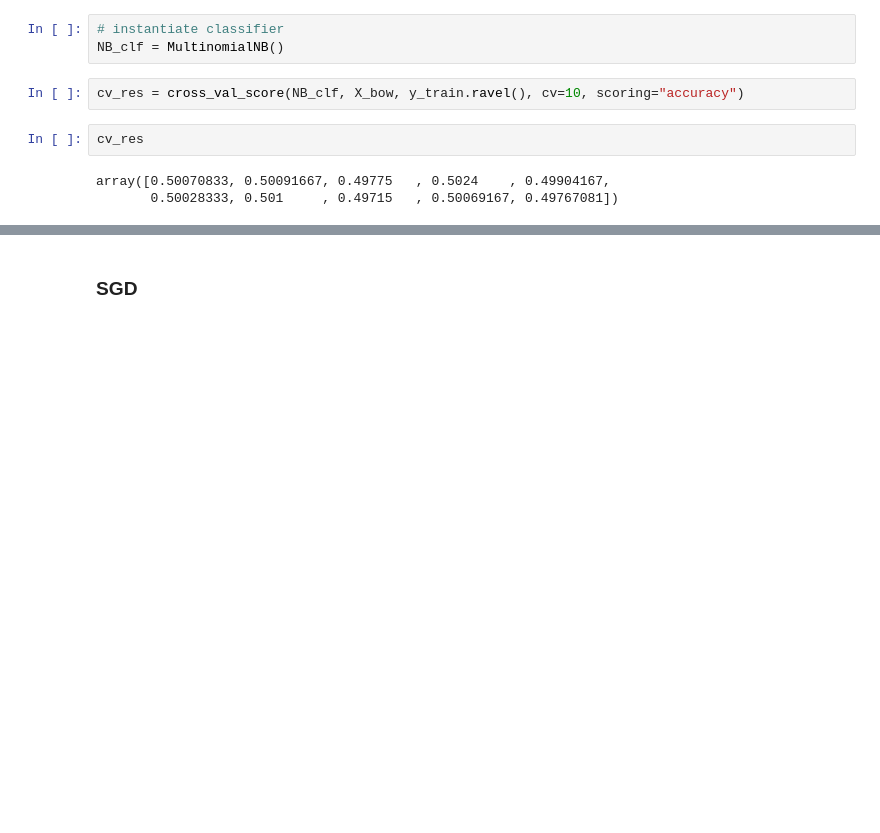
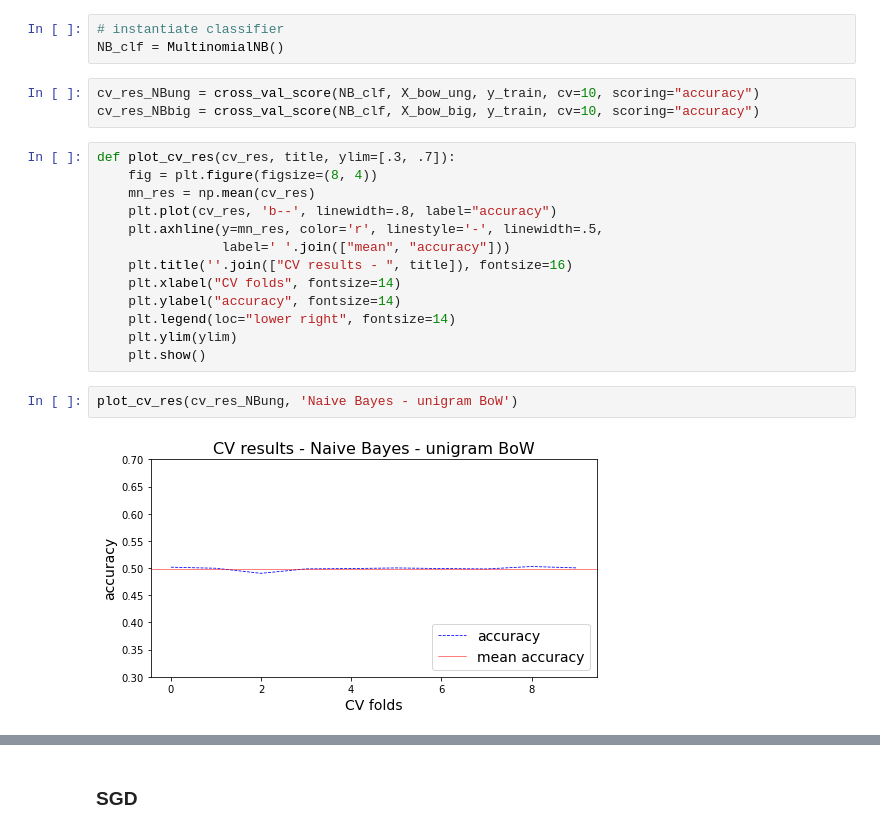
Before and after one commit to BigBangData/NaturalLanguageProcessing, a Jupyter notebook: sentiment140/05_Twitter_Sentiment_Analysis_NaiveBayes.ipynb, the cells around one changed output, grey strips where cells are left out. Saved outputs shown, nothing was run; the diff lists cells and outputs as text; blank space fills up the shorter version.

```diff
--- a/sentiment140/05_Twitter_Sentiment_Analysis_NaiveBayes.ipynb
+++ b/sentiment140/05_Twitter_Sentiment_Analysis_NaiveBayes.ipynb
@@ -109,9 +57,22 @@ def plot_roc_curve(fpr, tpr, label=None):
 # instantiate classifier
 NB_clf = MultinomialNB()
 # %%
-cv_res = cross_val_score(NB_clf, X_bow, y_train.ravel(), cv=10, scoring="accuracy")
+cv_res_NBung = cross_val_score(NB_clf, X_bow_ung, y_train, cv=10, scoring="accuracy")
+cv_res_NBbig = cross_val_score(NB_clf, X_bow_big, y_train, cv=10, scoring="accuracy")
-# %%
-cv_res
-# %% [output]
-array([0.50070833, 0.50091667, 0.49775   , 0.5024    , 0.49904167,
-       0.50028333, 0.501     , 0.49715   , 0.50069167, 0.49767081])
+# %%
+def plot_cv_res(cv_res, title, ylim=[.3, .7]):
+    fig = plt.figure(figsize=(8, 4))
+    mn_res = np.mean(cv_res)
+    plt.plot(cv_res, 'b--', linewidth=.8, label="accuracy")
+    plt.axhline(y=mn_res, color='r', linestyle='-', linewidth=.5,
+                label=' '.join(["mean", "accuracy"]))
+    plt.title(''.join(["CV results - ", title]), fontsize=16)
+    plt.xlabel("CV folds", fontsize=14)
+    plt.ylabel("accuracy", fontsize=14)
+    plt.legend(loc="lower right", fontsize=14)
+    plt.ylim(ylim)
+    plt.show()
+# %%
+plot_cv_res(cv_res_NBung, 'Naive Bayes - unigram BoW')
+# %% [output]
+[figure, added]
```
Also changed, not shown: parts of 53 cells of this notebook, 2 other files.
